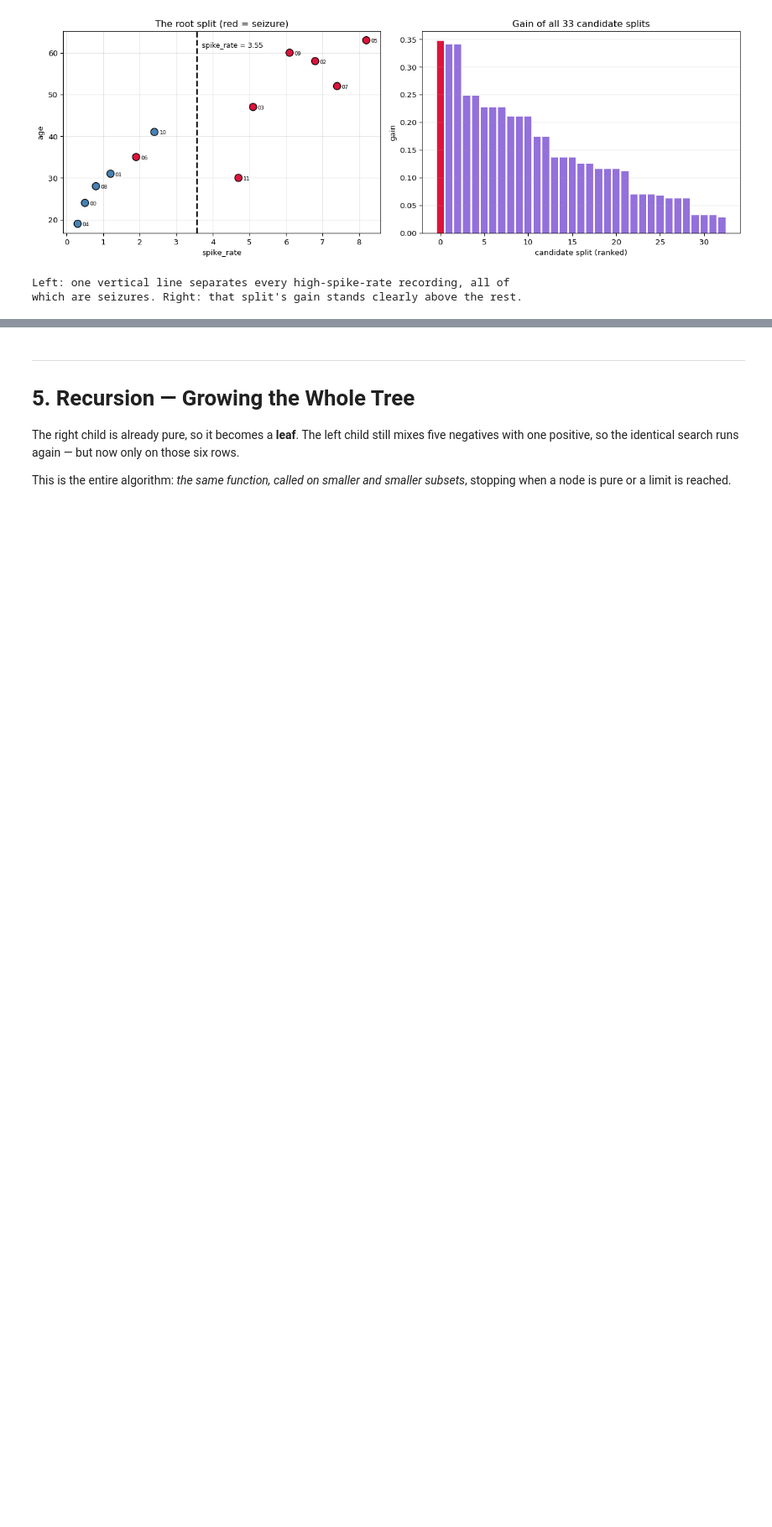
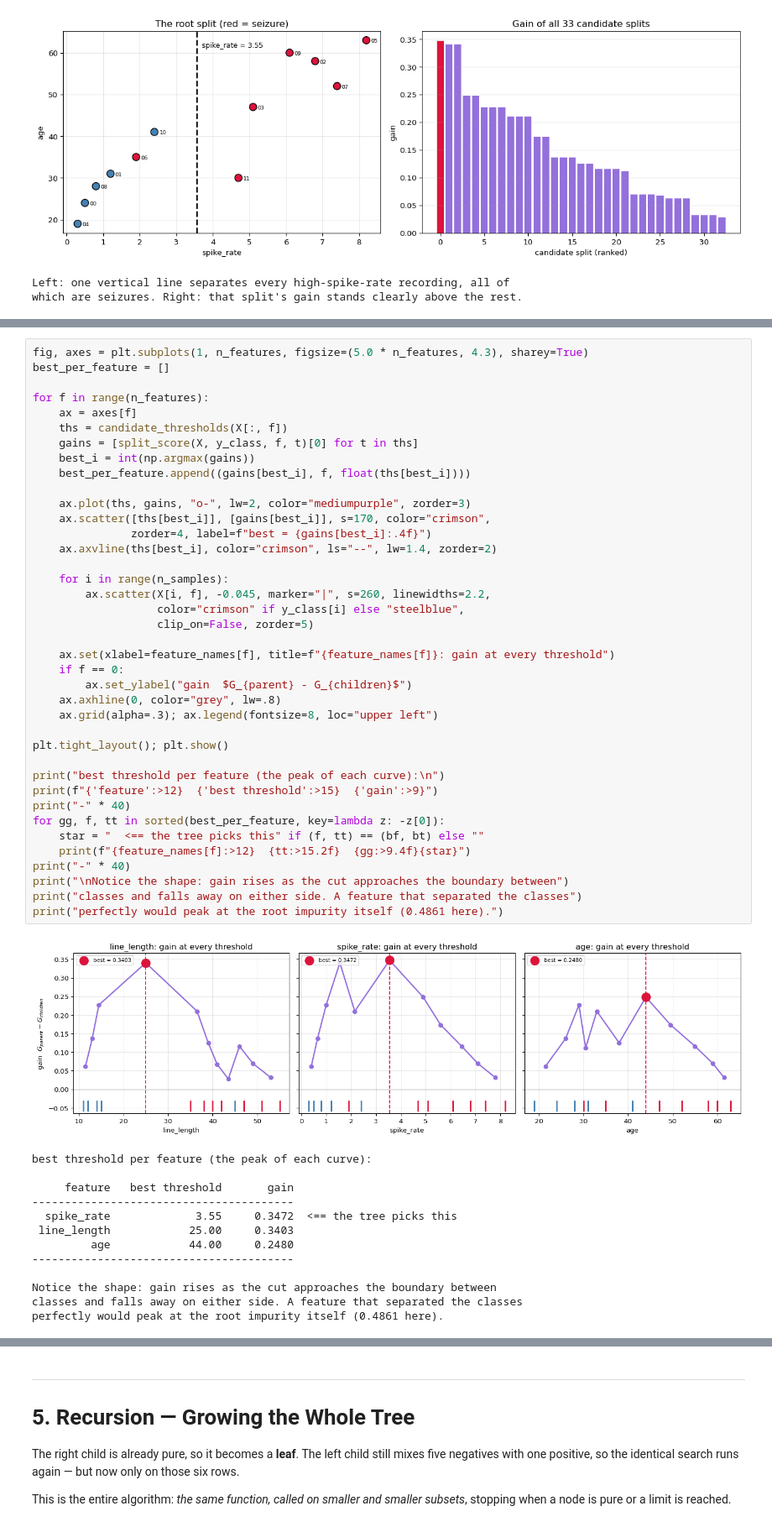
Before and after one commit to seyedhasanmirhoseini1367/PersonalPortfolio, a Jupyter notebook: ml_training/how_models_work_decision_tree.ipynb, the cells around one changed output, grey strips where cells are left out. Shown at 84% size. Drawn from its saved outputs; the diff is of its cells as text; blank space fills up the shorter version.

```diff
--- a/ml_training/how_models_work_decision_tree.ipynb
+++ b/ml_training/how_models_work_decision_tree.ipynb
@@ -446,0 +543,53 @@ which are seizures. Right: that split's gain stands clearly above the rest.
+# %%
+fig, axes = plt.subplots(1, n_features, figsize=(5.0 * n_features, 4.3), sharey=True)
+best_per_feature = []
+
+for f in range(n_features):
+    ax = axes[f]
+    ths = candidate_thresholds(X[:, f])
+    gains = [split_score(X, y_class, f, t)[0] for t in ths]
+    best_i = int(np.argmax(gains))
+    best_per_feature.append((gains[best_i], f, float(ths[best_i])))
+
+    ax.plot(ths, gains, "o-", lw=2, color="mediumpurple", zorder=3)
+    ax.scatter([ths[best_i]], [gains[best_i]], s=170, color="crimson",
+               zorder=4, label=f"best = {gains[best_i]:.4f}")
+    ax.axvline(ths[best_i], color="crimson", ls="--", lw=1.4, zorder=2)
+
+    for i in range(n_samples):
+        ax.scatter(X[i, f], -0.045, marker="|", s=260, linewidths=2.2,
+                   color="crimson" if y_class[i] else "steelblue",
+                   clip_on=False, zorder=5)
+
+    ax.set(xlabel=feature_names[f], title=f"{feature_names[f]}: gain at every threshold")
+    if f == 0:
+        ax.set_ylabel("gain  $G_{parent} - G_{children}$")
+    ax.axhline(0, color="grey", lw=.8)
+    ax.grid(alpha=.3); ax.legend(fontsize=8, loc="upper left")
+
+plt.tight_layout(); plt.show()
+
+print("best threshold per feature (the peak of each curve):\n")
+print(f"{'feature':>12}  {'best threshold':>15}  {'gain':>9}")
+print("-" * 40)
+for gg, f, tt in sorted(best_per_feature, key=lambda z: -z[0]):
+    star = "  <== the tree picks this" if (f, tt) == (bf, bt) else ""
+    print(f"{feature_names[f]:>12}  {tt:>15.2f}  {gg:>9.4f}{star}")
+print("-" * 40)
+print("\nNotice the shape: gain rises as the cut approaches the boundary between")
+print("classes and falls away on either side. A feature that separated the classes")
+print("perfectly would peak at the root impurity itself (0.4861 here).")
+# %% [output]
+[figure, added]
+best threshold per feature (the peak of each curve):
+
+     feature   best threshold       gain
+----------------------------------------
+  spike_rate             3.55     0.3472  <== the tree picks this
+ line_length            25.00     0.3403
+         age            44.00     0.2480
+----------------------------------------
+
+Notice the shape: gain rises as the cut approaches the boundary between
+classes and falls away on either side. A feature that separated the classes
+perfectly would peak at the root impurity itself (0.4861 here).
```
Also changed, not shown: parts of 7 cells of this notebook, 4 other files.
